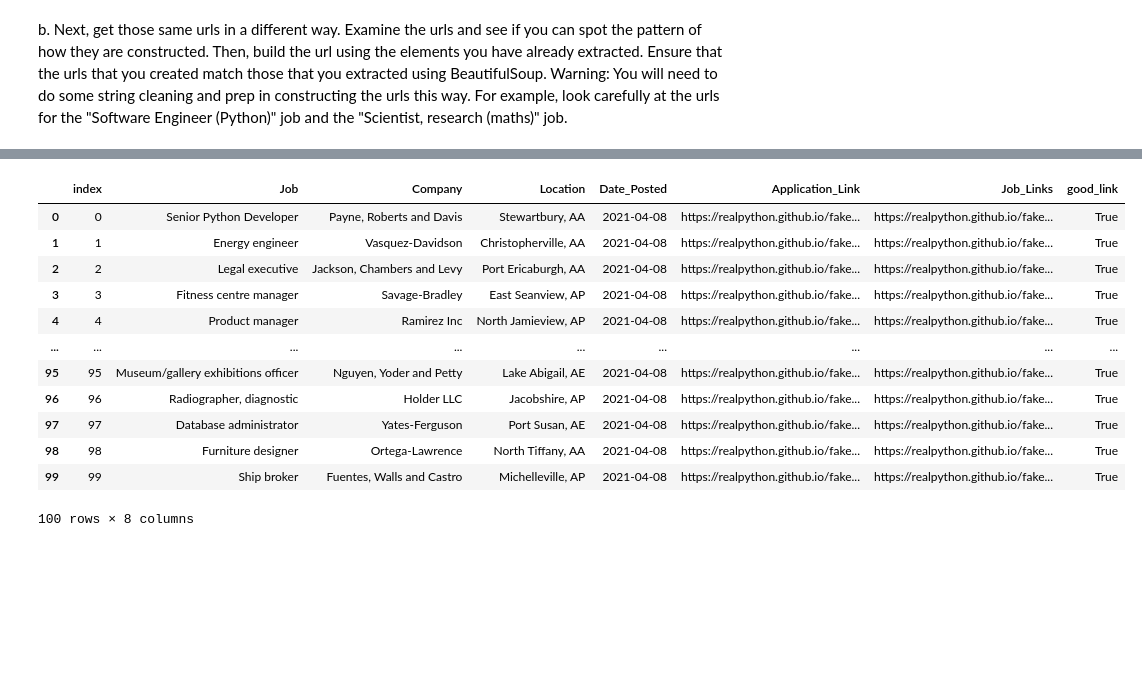
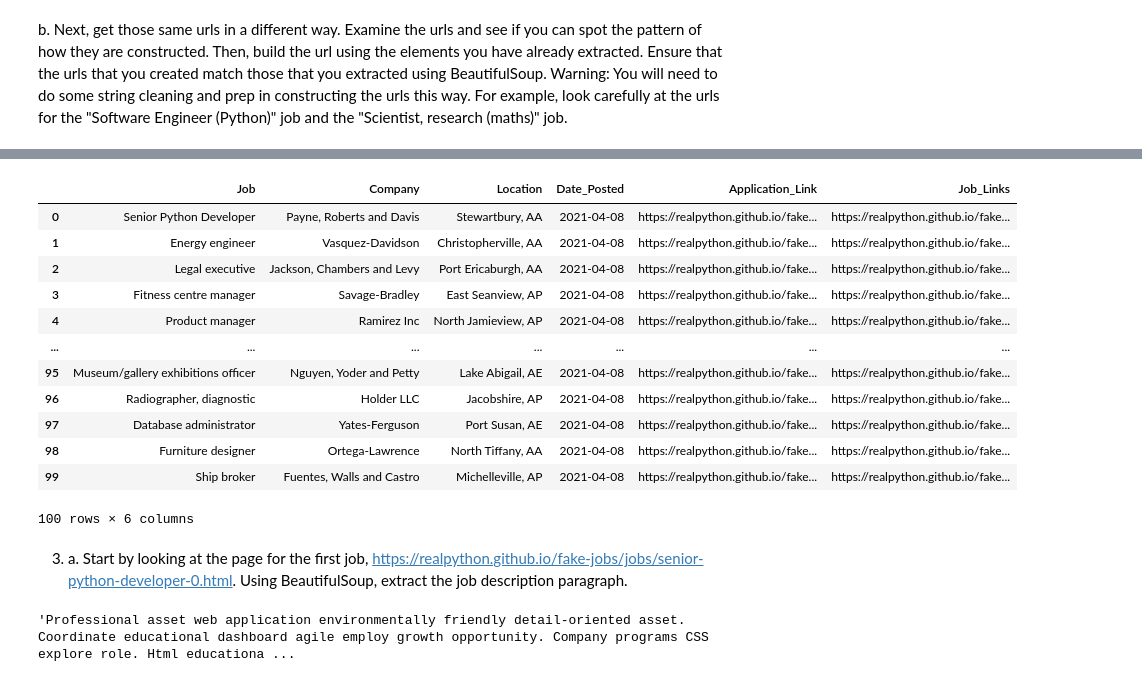
Before and after one commit to nss-data-science-cohort-8/webscraping-alexanderjireland, a Jupyter notebook: JobWebScraping.ipynb, the cells around one changed output, grey strips where cells are left out. Saved outputs shown, nothing was run; the diff lists cells and outputs as text; code cells hidden in the pictures; blank space fills up the shorter version.

```diff
--- a/JobWebScraping.ipynb
+++ b/JobWebScraping.ipynb
@@ -204,26 +189,35 @@ print(jobs_df.head())
 # %%
 #https://realpython.github.io/fake-jobs/jobs/
-jobs_df = jobs_df.reset_index().copy()
-jobs_df['Job'] = jobs_df['Job'].astype('str').copy()
-jobs_df['Job_Links'] = (
-    'https://realpython.github.io/fake-jobs/jobs/' +
-    jobs_df['Job'].str.lower().str.replace(r'[/,]', ' ', regex=True).str.replace(r'[()]', '', regex=True).str.split().str.join('-') +
-    '-' + jobs_df.index.astype(str) + '.html'
-)
-
-jobs_df['good_link'] = jobs_df['Application_Link'] == jobs_df['Job_Links']
+jobs_df['Job_Links'] = jobs_df['Job'].apply(lambda x: 'https://realpython.github.io/fake-jobs/jobs/' + '-'.join(x.lower().replace('/',' ').replace(',', ' ').replace('(','').replace(')','').split()) + '-' + str(jobs_df[jobs_df['Job'] == x].index[0]) + '.html')
+#jobs_df['good_link'] = jobs_df['Application_Link'] == jobs_df['Job_Links']
 jobs_df
 # %% [output]
-|  | index | Job | Company | Location | Date_Posted | Application_Link | Job_Links | good_link |
-| 0 | 0 | Senior Python Developer | Payne, Roberts and Davis | Stewartbury, AA | 2021-04-08 | https://realpython.github.io/fake... | https://realpython.github.io/fake... | True |
-| 1 | 1 | Energy engineer | Vasquez-Davidson | Christopherville, AA | 2021-04-08 | https://realpython.github.io/fake... | https://realpython.github.io/fake... | True |
-| 2 | 2 | Legal executive | Jackson, Chambers and Levy | Port Ericaburgh, AA | 2021-04-08 | https://realpython.github.io/fake... | https://realpython.github.io/fake... | True |
-| 3 | 3 | Fitness centre manager | Savage-Bradley | East Seanview, AP | 2021-04-08 | https://realpython.github.io/fake... | https://realpython.github.io/fake... | True |
-| 4 | 4 | Product manager | Ramirez Inc | North Jamieview, AP | 2021-04-08 | https://realpython.github.io/fake... | https://realpython.github.io/fake... | True |
-| ... | ... | ... | ... | ... | ... | ... | ... | ... |
-| 95 | 95 | Museum/gallery exhibitions officer | Nguyen, Yoder and Petty | Lake Abigail, AE | 2021-04-08 | https://realpython.github.io/fake... | https://realpython.github.io/fake... | True |
-| 96 | 96 | Radiographer, diagnostic | Holder LLC | Jacobshire, AP | 2021-04-08 | https://realpython.github.io/fake... | https://realpython.github.io/fake... | True |
-| 97 | 97 | Database administrator | Yates-Ferguson | Port Susan, AE | 2021-04-08 | https://realpython.github.io/fake... | https://realpython.github.io/fake... | True |
-| 98 | 98 | Furniture designer | Ortega-Lawrence | North Tiffany, AA | 2021-04-08 | https://realpython.github.io/fake... | https://realpython.github.io/fake... | True |
-| 99 | 99 | Ship broker | Fuentes, Walls and Castro | Michelleville, AP | 2021-04-08 | https://realpython.github.io/fake... | https://realpython.github.io/fake... | True |
+|  | Job | Company | Location | Date_Posted | Application_Link | Job_Links |
+| 0 | Senior Python Developer | Payne, Roberts and Davis | Stewartbury, AA | 2021-04-08 | https://realpython.github.io/fake... | https://realpython.github.io/fake... |
+| 1 | Energy engineer | Vasquez-Davidson | Christopherville, AA | 2021-04-08 | https://realpython.github.io/fake... | https://realpython.github.io/fake... |
+| 2 | Legal executive | Jackson, Chambers and Levy | Port Ericaburgh, AA | 2021-04-08 | https://realpython.github.io/fake... | https://realpython.github.io/fake... |
+| 3 | Fitness centre manager | Savage-Bradley | East Seanview, AP | 2021-04-08 | https://realpython.github.io/fake... | https://realpython.github.io/fake... |
+| 4 | Product manager | Ramirez Inc | North Jamieview, AP | 2021-04-08 | https://realpython.github.io/fake... | https://realpython.github.io/fake... |
+| ... | ... | ... | ... | ... | ... | ... |
+| 95 | Museum/gallery exhibitions officer | Nguyen, Yoder and Petty | Lake Abigail, AE | 2021-04-08 | https://realpython.github.io/fake... | https://realpython.github.io/fake... |
+| 96 | Radiographer, diagnostic | Holder LLC | Jacobshire, AP | 2021-04-08 | https://realpython.github.io/fake... | https://realpython.github.io/fake... |
+| 97 | Database administrator | Yates-Ferguson | Port Susan, AE | 2021-04-08 | https://realpython.github.io/fake... | https://realpython.github.io/fake... |
+| 98 | Furniture designer | Ortega-Lawrence | North Tiffany, AA | 2021-04-08 | https://realpython.github.io/fake... | https://realpython.github.io/fake... |
+| 99 | Ship broker | Fuentes, Walls and Castro | Michelleville, AP | 2021-04-08 | https://realpython.github.io/fake... | https://realpython.github.io/fake... |
-100 rows × 8 columns
+100 rows × 6 columns
+# %% [markdown]
+3. a. Start by looking at the page for the first job, https://realpython.github.io/fake-jobs/jobs/senior-python-developer-0.html. Using BeautifulSoup, extract the job description paragraph.
+# %%
+url = jobs_df['Job_Links'].iloc[0]
+response = requests.get(url)
+if response.status_code == requests.codes.ok:
+    soup = BeautifulSoup(response.text, features="html.parser")
+    #print(soup.prettify())
+else:
+    response.raise_for_status()
+
+paragraphs = soup.findAll('p')
+longest_paragraph = max(paragraphs, key=lambda x: len(x.text))
+longest_paragraph.text.strip()
+# %% [output]
+'Professional asset web application environmentally friendly detail-oriented asset. Coordinate educational dashboard agile employ growth opportunity. Company programs CSS explore role. Html educationa ...
```
Also changed, not shown: parts of 6 cells of this notebook.
